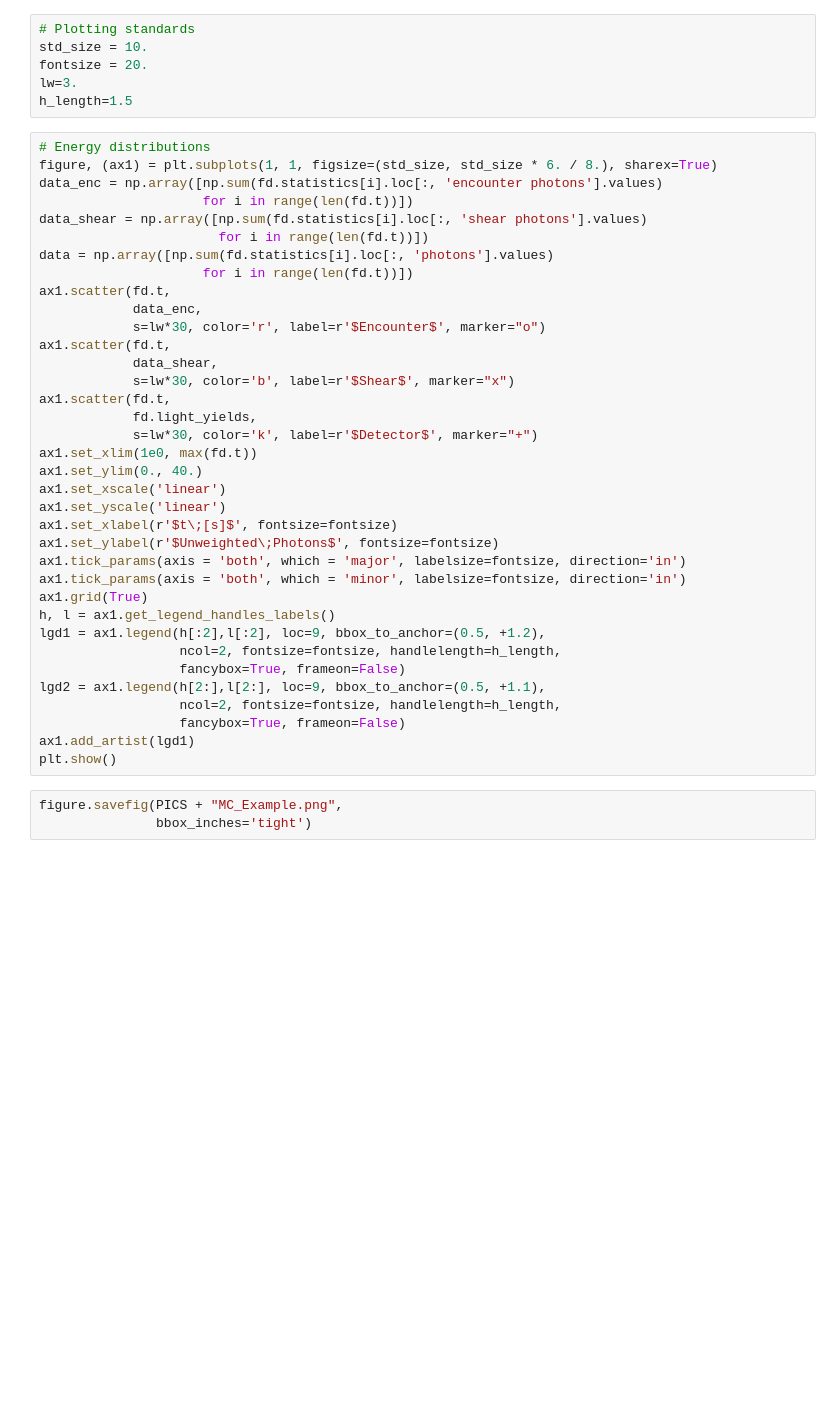
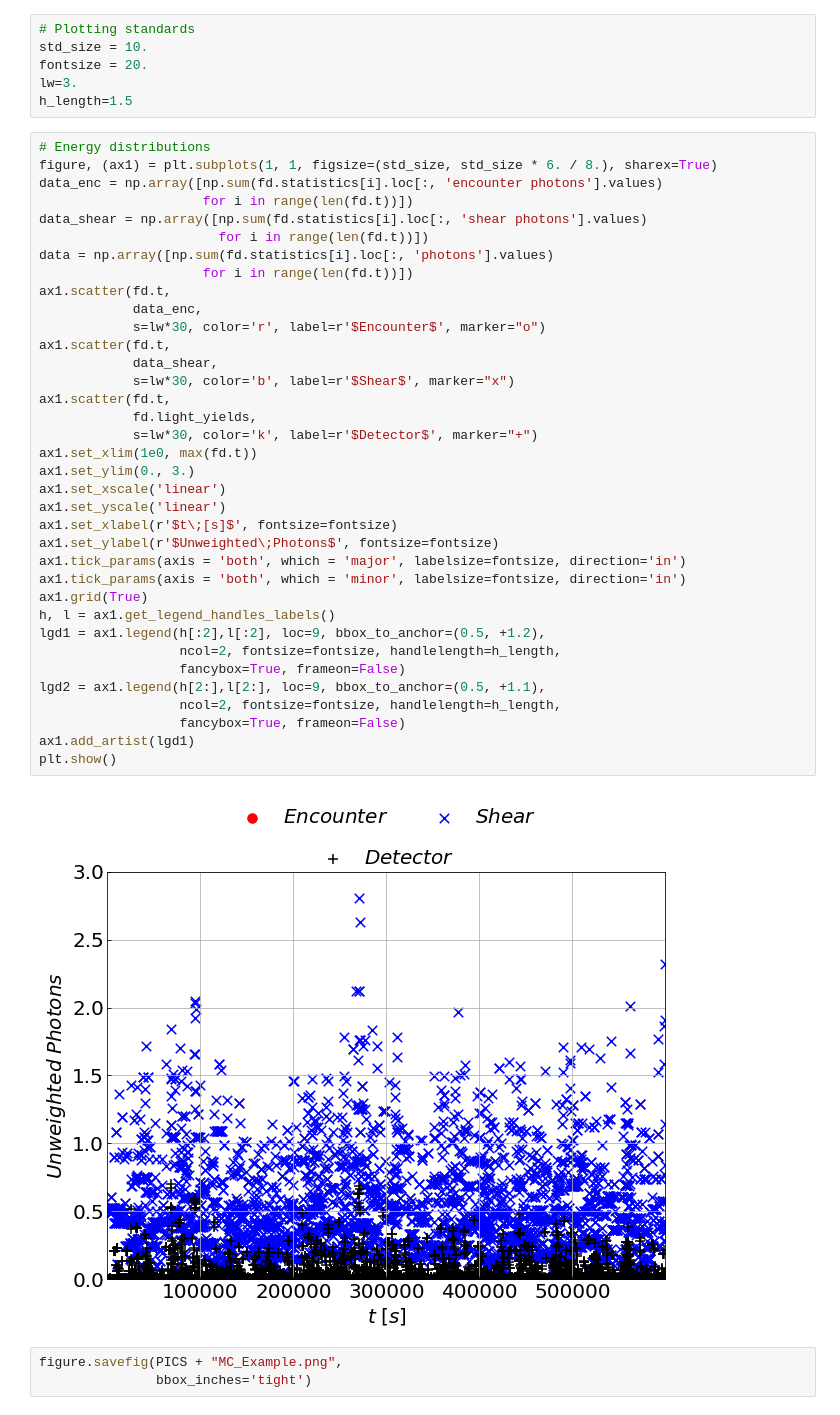
Before and after one commit to MeighenBergerS/fourth_day, a Jupyter notebook: examples/example.ipynb, the cells around one changed output. Drawn from its saved outputs; the diff is of its cells as text; blank space fills up the shorter version.

```diff
--- a/examples/example.ipynb
+++ b/examples/example.ipynb
@@ -82,34 +96,36 @@ data_enc = np.array([np.sum(fd.statistics[i].loc[:, 'encounter photons'].values)
 data_shear = np.array([np.sum(fd.statistics[i].loc[:, 'shear photons'].values)
                        for i in range(len(fd.t))])
 data = np.array([np.sum(fd.statistics[i].loc[:, 'photons'].values)
                      for i in range(len(fd.t))])
 ax1.scatter(fd.t,
             data_enc,
             s=lw*30, color='r', label=r'$Encounter$', marker="o")
 ax1.scatter(fd.t,
             data_shear,
             s=lw*30, color='b', label=r'$Shear$', marker="x")
 ax1.scatter(fd.t,
             fd.light_yields,
             s=lw*30, color='k', label=r'$Detector$', marker="+")
 ax1.set_xlim(1e0, max(fd.t))
-ax1.set_ylim(0., 40.)
+ax1.set_ylim(0., 3.)
 ax1.set_xscale('linear')
 ax1.set_yscale('linear')
 ax1.set_xlabel(r'$t\;[s]$', fontsize=fontsize)
 ax1.set_ylabel(r'$Unweighted\;Photons$', fontsize=fontsize)
 ax1.tick_params(axis = 'both', which = 'major', labelsize=fontsize, direction='in')
 ax1.tick_params(axis = 'both', which = 'minor', labelsize=fontsize, direction='in')
 ax1.grid(True)
 h, l = ax1.get_legend_handles_labels()
 lgd1 = ax1.legend(h[:2],l[:2], loc=9, bbox_to_anchor=(0.5, +1.2),
                   ncol=2, fontsize=fontsize, handlelength=h_length,
                   fancybox=True, frameon=False)
 lgd2 = ax1.legend(h[2:],l[2:], loc=9, bbox_to_anchor=(0.5, +1.1),
                   ncol=2, fontsize=fontsize, handlelength=h_length,
                   fancybox=True, frameon=False)
 ax1.add_artist(lgd1)
 plt.show()
+# %% [output]
+[figure, added]
 # %%
 figure.savefig(PICS + "MC_Example.png",
                bbox_inches='tight')
```
Also changed, not shown: parts of 1 cell of this notebook, 3 other files.
